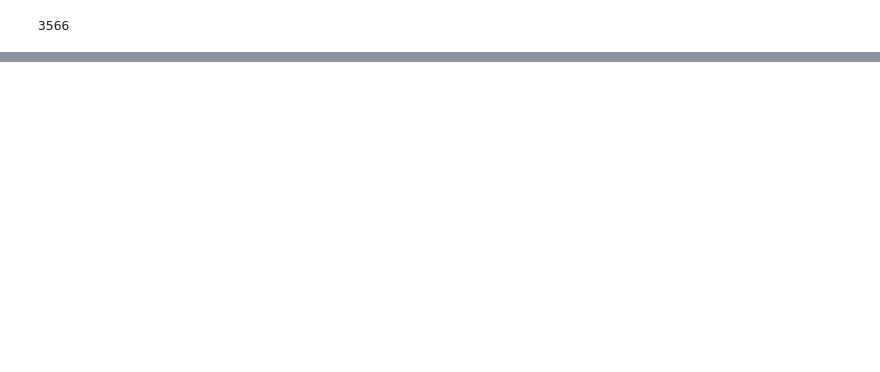
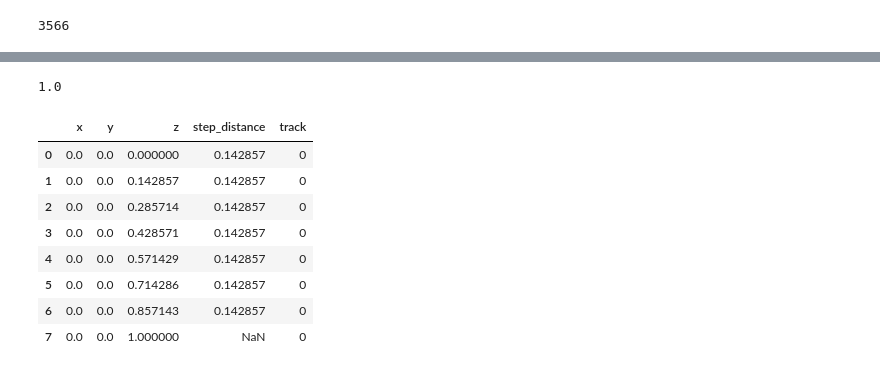
Before and after one commit to DevinBayly/Cacao_visualization, a Jupyter notebook: code/particle_simulation/networkx_curve_separation.ipynb, the cells around one changed output, grey strips where cells are left out. Saved outputs shown, nothing was run; the diff lists cells and outputs as text; code cells hidden in the pictures; blank space fills up the shorter version.

Commit message:
tried to make single script for converting ply to simulation path

```diff
--- a/code/particle_simulation/networkx_curve_separation.ipynb
+++ b/code/particle_simulation/networkx_curve_separation.ipynb
@@ -225,12 +94,2 @@ list(g.nodes)
 # %% [markdown]
 # rest of the processing
-# %%
-# we need to look for all the points that only have one connection to another, these will be the tips of the tree (roots, and leaves)
-yvals = []
-for n in g:
-    if g.degree(n) ==1:
-        # attrs = nx.get_node_attributes(g,"y")
-        # note that sometimes this above part needs to be added so the paths start at the right place
-        print("using Z not Y")
-        attrs = nx.get_node_attributes(g,"z")
-        yvals.append([n,attrs[n]]) # add the node identifier n and the y coordinate to a yvals list
@@ -726,3 +95,0 @@ normalized.plot(y="norm",use_index =True)
-# %%
-# now find multiple that makes y go to 369 which is the total in cm that a tree gets
-cm_scalar = 369/normalized.y.max()
@@ -1098,0 +116,2 @@ stage.Save()
+# %%
+components = nx.connected_components(g)
@@ -1104,0 +939,31 @@ json.dumps(timesteps)
+# %%
+# normalized.plot(y="x",use_index=True)
+# normalized.plot(y="y",use_index=True)
+# normalized.plot(y="z",use_index=True)
+# normalized.plot(y="norm",use_index =True)
+
+# now find multiple that makes y go to 369 which is the total in cm that a tree gets
+# measured 8in section is 20.32 cm
+cm_scalar = 1/normalized.z.max()
+
+cm_scalar
+# %% [output]
+1.0
+# %%
+scaled_df = normalized[["x","y","z"]] * cm_scalar
+
+scaled_df["step_distance"] = np.linalg.norm(scaled_df - scaled_df.shift(-1),axis=1)
+
+# bring the track labels back in
+scaled_df["track"]= track_df["track"]
+scaled_df
+# %% [output]
+|  | x | y | z | step_distance | track |
+| 0 | 0.0 | 0.0 | 0.000000 | 0.142857 | 0 |
+| 1 | 0.0 | 0.0 | 0.142857 | 0.142857 | 0 |
+| 2 | 0.0 | 0.0 | 0.285714 | 0.142857 | 0 |
+| 3 | 0.0 | 0.0 | 0.428571 | 0.142857 | 0 |
+| 4 | 0.0 | 0.0 | 0.571429 | 0.142857 | 0 |
+| 5 | 0.0 | 0.0 | 0.714286 | 0.142857 | 0 |
+| 6 | 0.0 | 0.0 | 0.857143 | 0.142857 | 0 |
+| 7 | 0.0 | 0.0 | 1.000000 | NaN | 0 |
```
Also changed, not shown: parts of 122 cells of this notebook, 1 other file.
